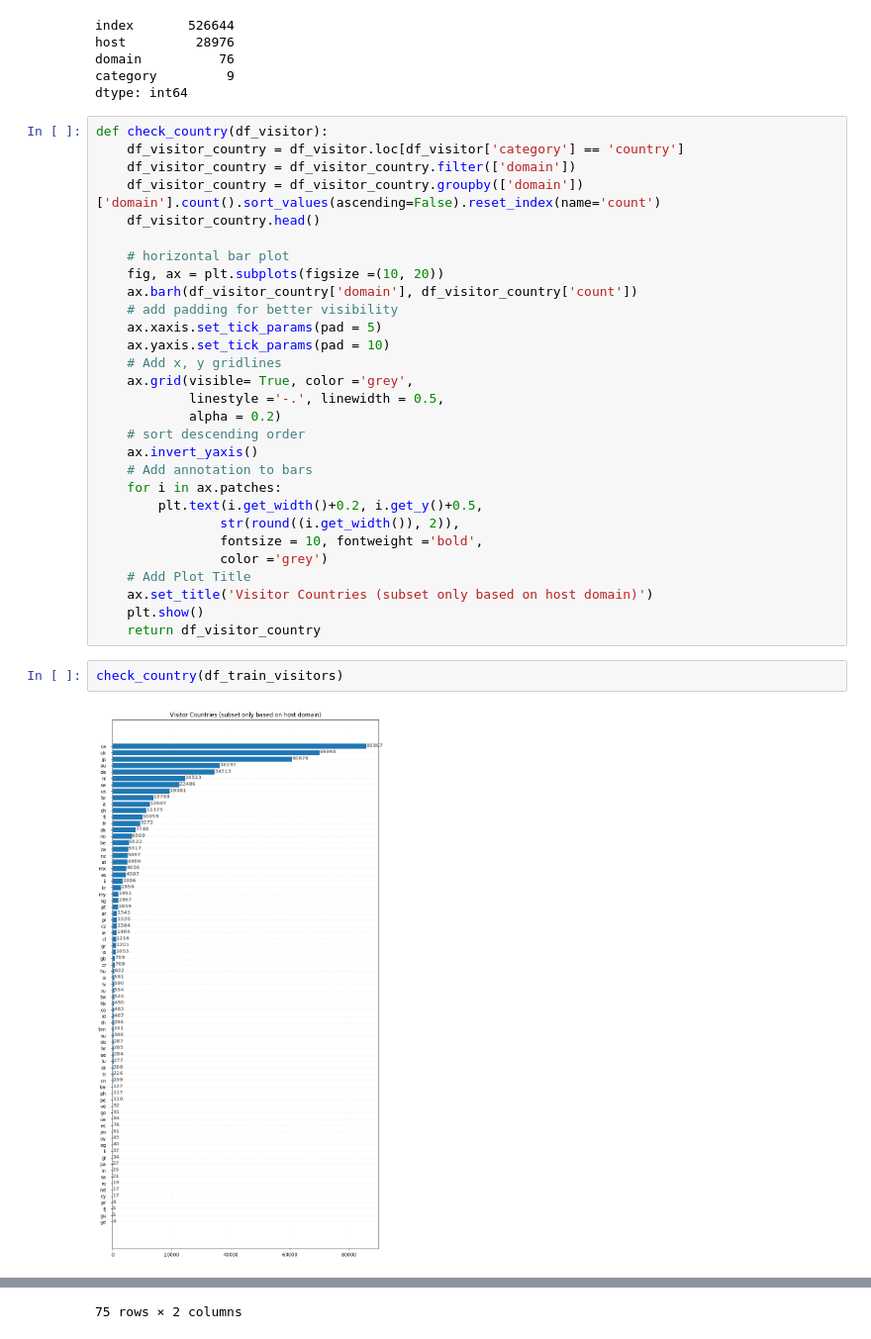
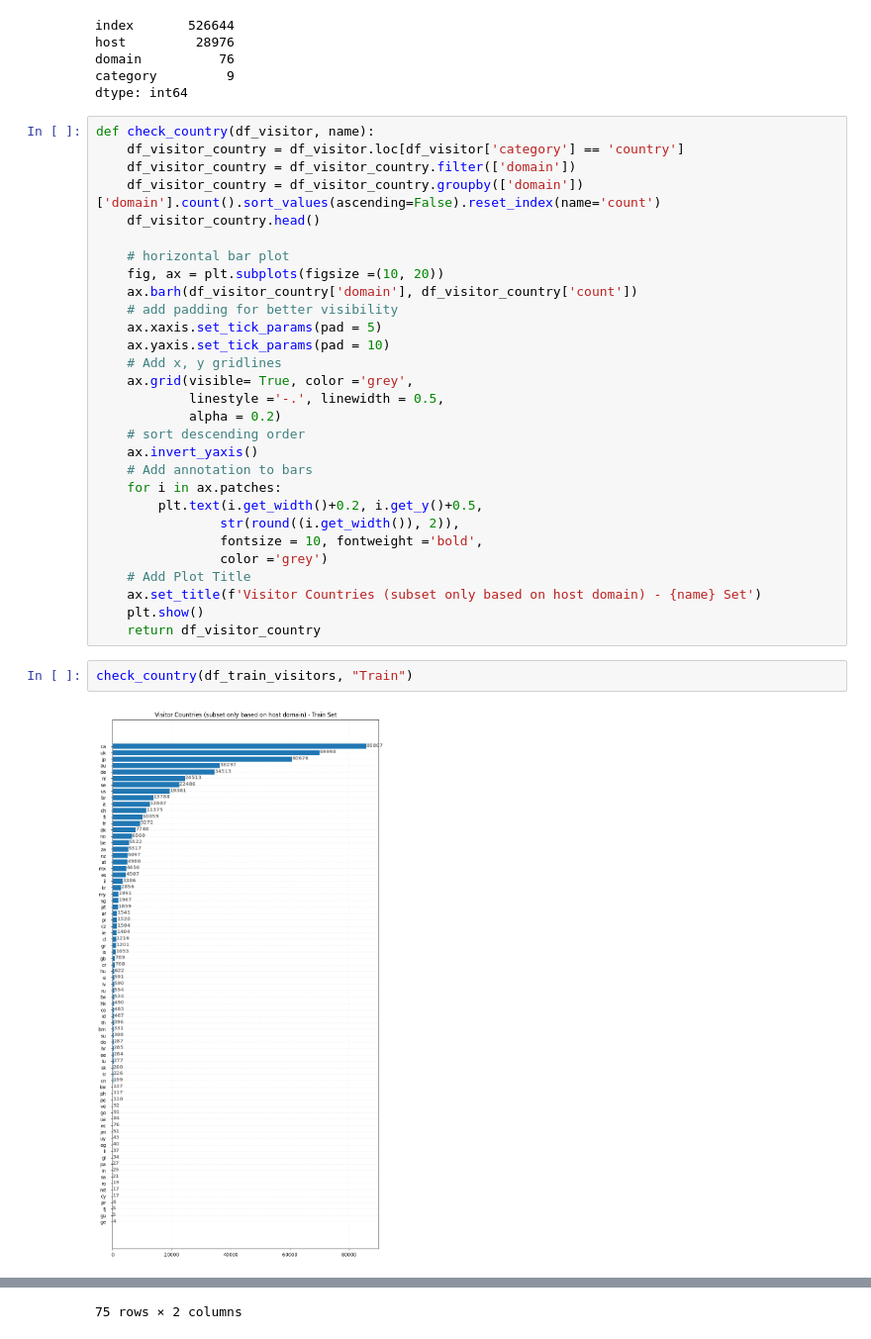
Before and after one commit to quanai06/DATAFLOW_2026_UET.EPOCH_0_AUTOSCALING_ANALYSIS, a Jupyter notebook: notebooks/03_host.ipynb, the cells around one changed output, grey strips where cells are left out. Shown at 99% size. Drawn from its saved outputs; the diff is of its cells as text.

```diff
--- a/notebooks/03_host.ipynb
+++ b/notebooks/03_host.ipynb
@@ -174,7 +174,7 @@ domain          76
 category         9
 dtype: int64
 # %%
-def check_country(df_visitor):
+def check_country(df_visitor, name):
     df_visitor_country = df_visitor.loc[df_visitor['category'] == 'country']
     df_visitor_country = df_visitor_country.filter(['domain'])
     df_visitor_country = df_visitor_country.groupby(['domain'])['domain'].count().sort_values(ascending=False).reset_index(name='count')
@@ -199,13 +199,13 @@ def check_country(df_visitor):
                 fontsize = 10, fontweight ='bold',
                 color ='grey')
     # Add Plot Title
-    ax.set_title('Visitor Countries (subset only based on host domain)')
+    ax.set_title(f'Visitor Countries (subset only based on host domain) - {name} Set')
     plt.show()
     return df_visitor_country
 # %%
-check_country(df_train_visitors)
+check_country(df_train_visitors, "Train")
 # %% [output]
-[figure, old version]
+[figure, new version]
 |  | domain | count |
 | 0 | ca | 85807 |
 | 1 | uk | 69998 |
```
Also changed, not shown: parts of 13 cells of this notebook, 2 other files.
